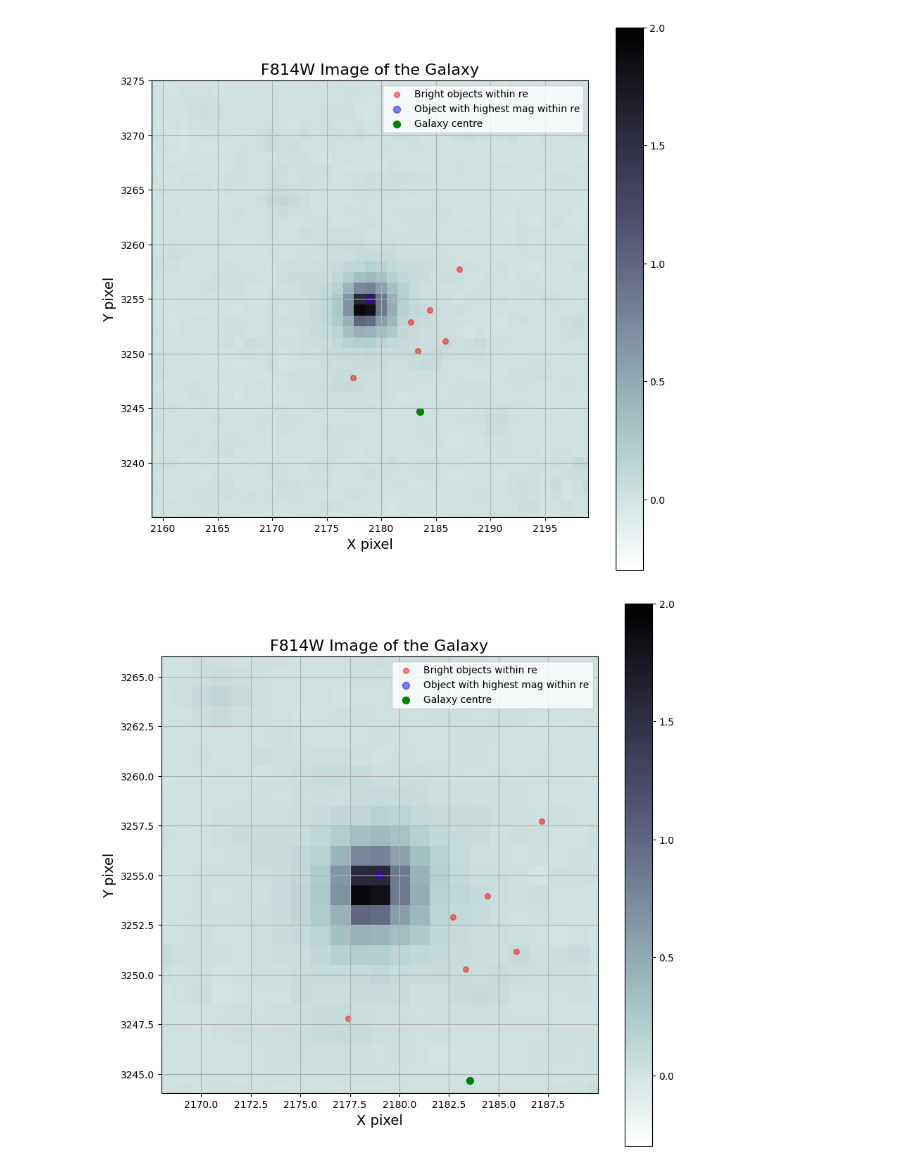
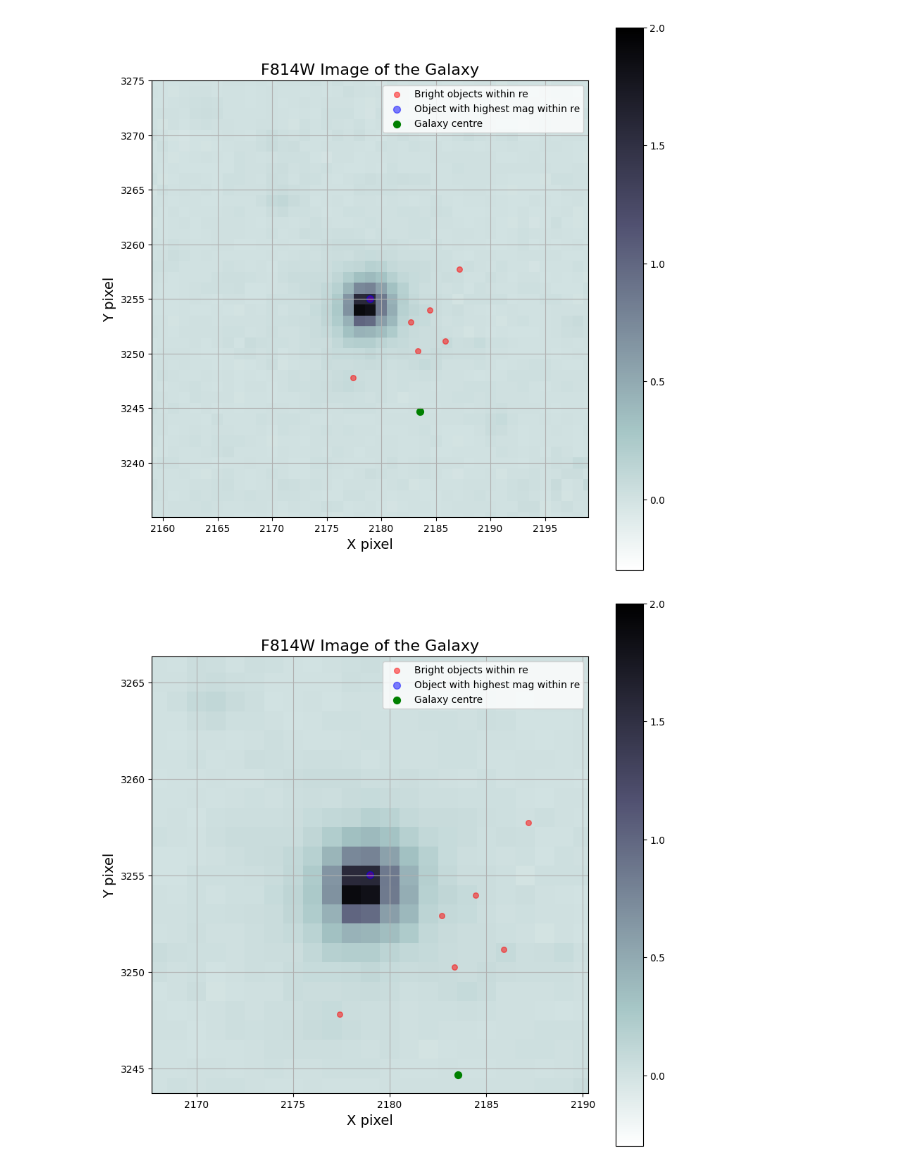
Before and after one commit to Ananth1-9/Research_work, a Jupyter notebook: Real_code/NSCID0.ipynb, the cells around one changed output. Drawn from its saved outputs; the diff is of its cells as text; code cells hidden in the pictures.

Commit message:
Made the plotting more automatic and less manual than it was before

```diff
--- a/Real_code/NSCID0.ipynb
+++ b/Real_code/NSCID0.ipynb
@@ -25,8 +25,9 @@ def max_mag_diff(magar):
     magdif1 = sortedlstmag[0] - sortedlstmag[1]
     print(" The magnitude difference between the brightest and 2nd brightest object is {}".format(magdif1))
 # %%
-galcenx0 = 2183.5457595291505
-galceny0 = 3244.685526523298
+galcen = pandas.read_csv('/Users/ananthmugundhan/Coding/Research_work/Space_data/HST_cut2/0_SMDG1048131+115807_gal_loc.csv')
+galcenx0 = galcen['xc'].values[0]
+galceny0 = galcen['yc'].values[0]
 cut_cat0 = pandas.read_csv('/Users/ananthmugundhan/Coding/Research_work/Space_data/HST_cut2/0_SMDG1048131+115807_cut_catalog.csv')
 cut_cat0.columns
 # %% [output]
@@ -273,8 +274,24 @@ plt.show()
 F814W0 = hdul0[1].data
 F814W0header = hdul0[1].header
 # %%
+# Writing code to find the index of the brightest object in 1 re
+minmag0 = 50
+for i in range(len(f814mag_re0)):
+    if f814mag_re0[i] < minmag0:
+        minmag0 = f814mag_re0[i]
+        objdist0 = distgal_re0[i]
+
+index0 = 0
+for i in range(len(f814mag0)):
+    if f814mag0[i] == minmag0:
+        index0 = i
+
+print(index0)
+print(minmag0)
 print(f814mag_re0)
 print(distgal_re0)
-print(newconcent0[distgal0 <= re_pixels0])
 print(color0)
+
+objxc0 = xcgal0[index0]
+objyc0 = ycgal0[index0]
 # %% [output]
@@ -389,19 +402,20 @@ plt.show()
 [figure]
 # %%
 # Zooming in even more
+lim = objdist0
 fig0 = plt.figure(figsize=(10,10))
 plt.imshow(F814W0, origin='lower', cmap='bone_r', vmin = -0.3, vmax = 2)
 plt.colorbar()
 plt.scatter(xcgal0[distgal0 <= re_pixels0], ycgal0[distgal0 <= re_pixels0], color='red', s=30, alpha = 0.5, label='Bright objects within re')
-plt.scatter(xcgal0[27,], ycgal0[27,], color='blue', s=50, alpha = 0.5, label='Object with highest mag within re')
+plt.scatter(objxc0, objyc0, color='blue', s=50, alpha = 0.5, label='Object with highest mag within re')
 plt.scatter(galcenx0, galceny0, color='green', s=50, alpha = 1, label='Galaxy centre')
 plt.title('F814W Image of the Galaxy', fontsize=16)
 plt.xlabel('X pixel', fontsize=14)
 plt.ylabel('Y pixel', fontsize=14)
-plt.xlim(xcgal0[27]-11, xcgal0[27]+11)
-plt.ylim(ycgal0[27]-11, ycgal0[27]+11)
+plt.xlim(objxc0-lim, objxc0+lim)
+plt.ylim(objyc0-lim, objyc0+lim)
 plt.legend()
 plt.grid()
 plt.show()
 # %% [output]
-[figure, old version]
+[figure, new version]
```
Also changed, not shown: parts of 5 cells of this notebook, 1 other file.
